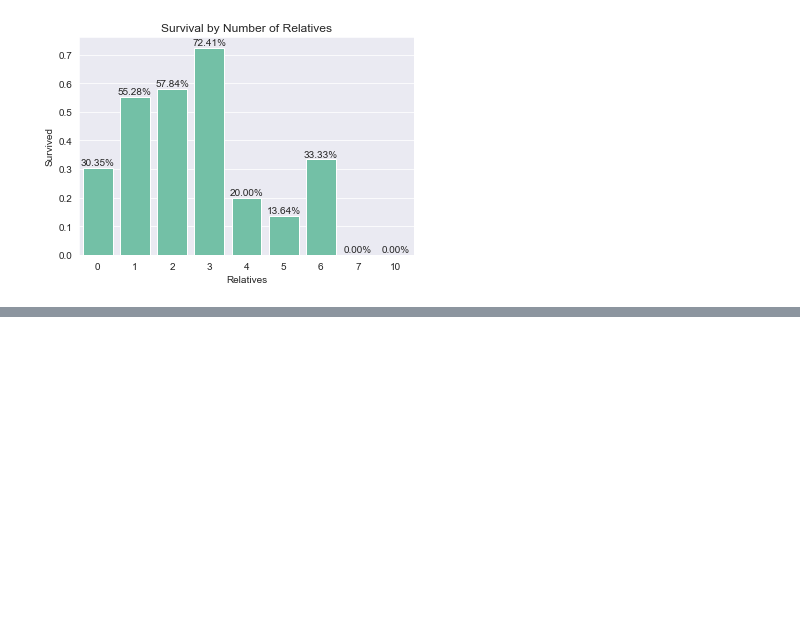
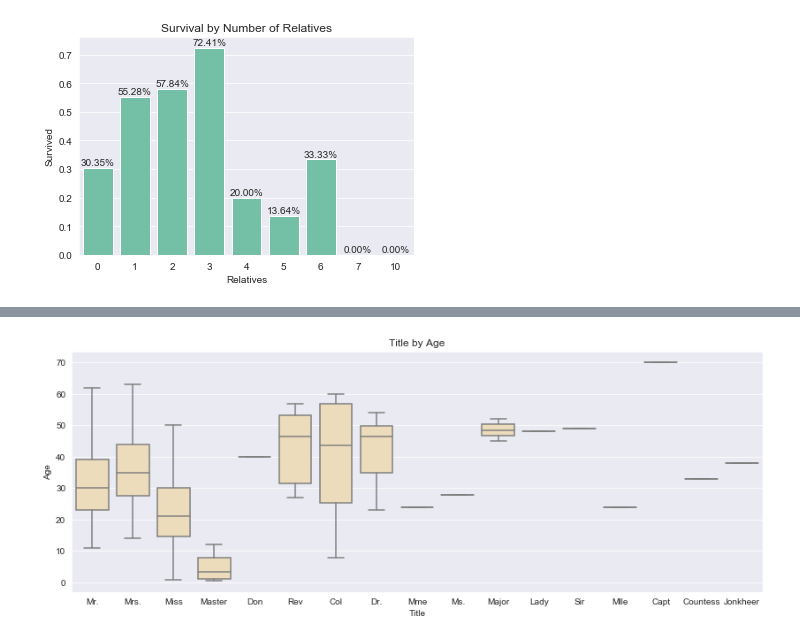
Before and after one commit to arsalanfardi/Titanic-Survival-Prediction, a Jupyter notebook: Titanic_Survival_Prediction.ipynb, the cells around one changed output, grey strips where cells are left out. Saved outputs shown, nothing was run; the diff lists cells and outputs as text; code cells hidden in the pictures; blank space fills up the shorter version.

```diff
--- a/Titanic_Survival_Prediction.ipynb
+++ b/Titanic_Survival_Prediction.ipynb
@@ -289,0 +305,18 @@ ax.set_title("Survival by Number of Relatives");
+# %%
+# Extract the title for each person from the name attribute.
+df["Title"] = ""
+
+def extract_name(name):
+    titles = ['Mr.', 'Don', 'Dr.', 'Rev', 'Major', 'Sir', 'Col', 'Capt', 'Jonkheer', 'Mrs.', 'Ms.', 'Mme', 'Lady', 'Mlle', 'Countess', 'Dona', 'Miss', 'Master']
+    for title in titles:
+        if title in name:
+            return title
+
+df['Title'] = df.apply(lambda row: extract_name(row['Name']), axis=1)
+# %%
+# Plot the passenger's title vs age
+plt.figure(figsize=(14,5))
+ax = sns.boxplot(y='Age', x='Title', data=df, showfliers = False, color='wheat');
+ax.set_title('Title by Age');
+# %% [output]
+[figure, added]
```
Also changed, not shown: parts of 15 cells of this notebook, 1 other file.
